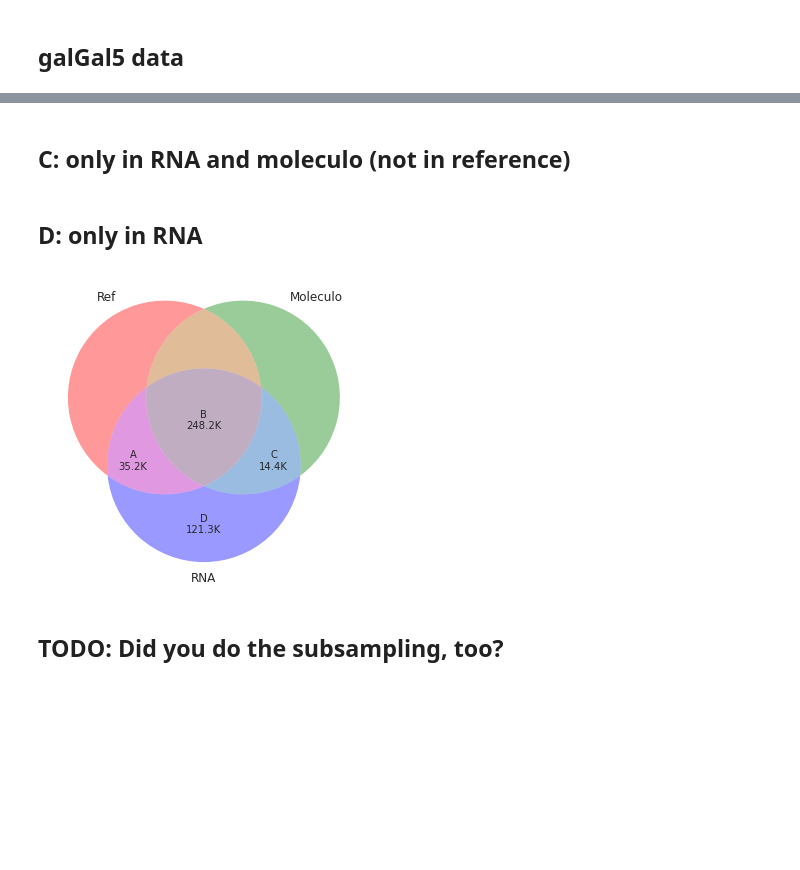
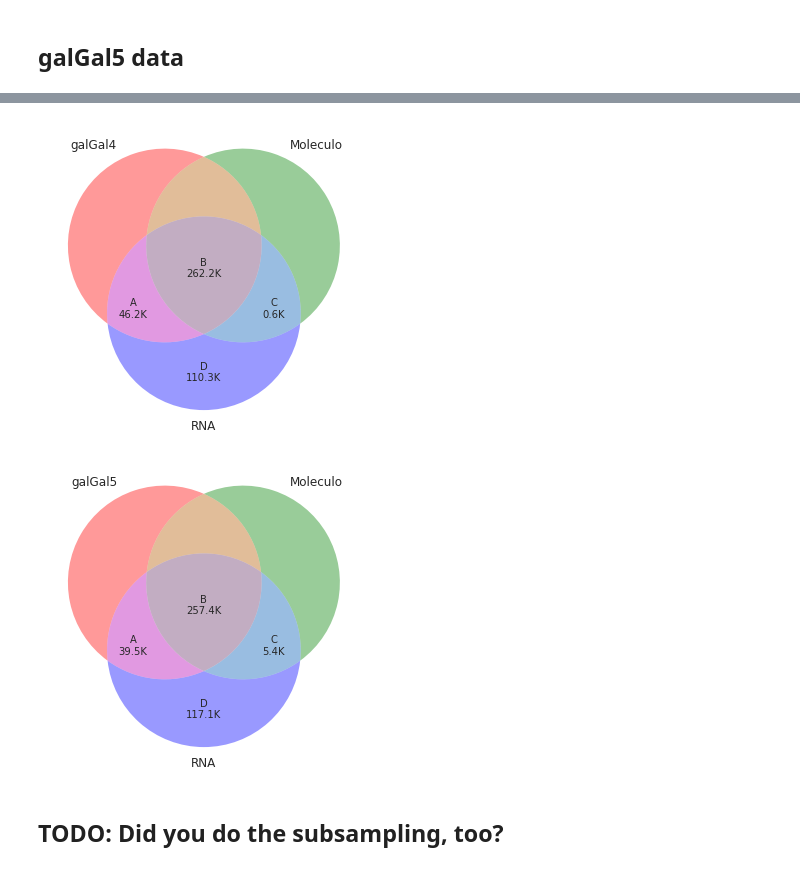
Before and after one commit to luizirber/galGal, a Jupyter notebook: notebooks/04.rna_mol_ref.ipynb, the cells around one changed output, grey strips where cells are left out. Cells and saved outputs as stored; diff of their text form; code cells hidden in the pictures; blank space fills up the shorter version.

```diff
--- a/notebooks/04.rna_mol_ref.ipynb
+++ b/notebooks/04.rna_mol_ref.ipynb
@@ -180,7 +180,7 @@ galGal5_rna_set_90 = set(galGal5_rna_90['Query id'])
 with open('../outputs/moleculo/galGal5.unmapped_reads', 'r') as f:
     unmapped_reads_galGal5 = {line.strip() for line in f}
 # %%
-def summarize(rna, ref_rna_set, ref_rna_set_90, unmapped_reads, chick_rna_df):
+def summarize(rna, ref, ref_rna_set, ref_rna_set_90, unmapped_reads):
     intersection, intersection_90 = calc_intersection(ref_rna_set, ref_rna_set_90)
     only_rna_mol, only_rna_mol_90 = calc_only_rna_mol(intersection, intersection_90)
     only_in_mol, only_in_mol_90 = calc_only_in_mol(unmapped_reads)
@@ -189,23 +189,12 @@ def summarize(rna, ref_rna_set, ref_rna_set_90, unmapped_reads, chick_rna_df):
     only_rna_ref = ref_rna_set - intersection
     only_rna_ref_90 = ref_rna_set - intersection_90
 
-    print len(rna)
-    print len(ref_rna_set)
+    only_rna = rna - only_rna_ref - only_rna_mol - intersection
+    only_ref = ref - only_rna_ref - intersection # - only_mol_ref
 
-    print len(intersection)
-    print len(intersection_90)
+    return only_rna, only_rna_mol, only_rna_ref, intersection
 
-    print len(only_rna_mol)
-    print len(only_rna_mol_90)
-
-    print len(only_rna_ref)
-    print len(only_rna_ref_90)
-
-    print len(only_in_mol)
-    print len(only_in_mol_90)
-
-    print len(unmapped_reads)
-
+def create_dataframes(chick_rna_df, only_rna_mol, only_rna_mol_90, only_rna_ref, only_rna_ref_90):
     # Create new DataFrames with only_rna_mol\* sequences
     only_rna_mol_90_df = chick_rna_df[chick_rna_df.index.isin(only_rna_mol_90)]
     only_rna_mol_df = chick_rna_df[chick_rna_df.index.isin(only_rna_mol)]
@@ -254,6 +243,9 @@ def summarize(rna, ref_rna_set, ref_rna_set_90, unmapped_reads, chick_rna_df):
       }
     })
 
+    return lens_df.T
+
+def plot_histograms():
     plt.figure()
     lens_all.hist(bins=range(0, 5000, 500), label='all')
     lens_only_rna_mol.hist(bins=range(0, 5000, 500), label='RNA seqs in moleculo and not in reference')
@@ -275,7 +267,19 @@ def summarize(rna, ref_rna_set, ref_rna_set_90, unmapped_reads, chick_rna_df):
     lens_only_rna_mol.hist(bins=range(0, 5000, 500), label='RNA seqs in reference and not in moleculo')
     lens_only_rna_mol_90.hist(bins=range(0, 5000, 500), label='RNA seqs in reference and not in moleculo > 90%')
     plt.legend()
-
-    return lens_df.T
+# %%
+def venn_diagram(only_rna, only_rna_mol, only_rna_ref, intersection, refname="galGal4"):
+    v = venn3((1,1,1,1,1,1,1), set_labels=(refname, 'Moleculo', 'RNA'))
+    v.get_label_by_id('100').set_text('') # 'Only in ref', len(only_ref)
+    v.get_label_by_id('010').set_text('') # 'Only in mol', len(only_in_mol)
+    v.get_label_by_id('001').set_text('D\n%.1fK' % (float(only_rna) / 1000)) # 121.3K
+
+    v.get_label_by_id('011').set_text('C\n%.1fK' % (float(only_rna_mol) / 1000)) # 14.4K
+    v.get_label_by_id('101').set_text('A\n%.1fK' % (float(only_rna_ref) / 1000)) # 35.2K
+    v.get_label_by_id('110').set_text('')
+
+    v.get_label_by_id('111').set_text('B\n%.1fK' % (float(intersection) / 1000)) # 248.2K
 # %%
-lens_df = summarize(rna, galGal4_rna_set, galGal4_rna_set_90, unmapped_reads_galGal4, chick_rna_df)
+galGal4_summary = summarize(rna, galGal4, galGal4_rna_set, galGal4_rna_set_90, unmapped_reads_galGal4)
+#create_dataframes()
+#plot_histograms()
@@ -325,2 +285,0 @@ print len(intersection)
-# %% [markdown]
-## C: only in RNA and moleculo (not in reference)
@@ -333,2 +285,0 @@ print 'Min len:', lens_only_rna_mol.min()
-# %% [markdown]
-## D: only in RNA
@@ -338,13 +286,4 @@ print len(only_rna)
-# %%
-v = venn3((1,1,1,1,1,1,1), set_labels=('Ref', 'Moleculo', 'RNA'))
-v.get_label_by_id('100').set_text('') # 'Only in ref', len(only_ref)
-v.get_label_by_id('010').set_text('') # 'Only in mol', len(only_in_mol)
-v.get_label_by_id('001').set_text('D\n121.3K') # len(only_rna)
-
-v.get_label_by_id('011').set_text('C\n14.4K') # lens_only_rna_mol.size
-v.get_label_by_id('101').set_text('A\n35.2K') # lens_only_rna_ref.size
-v.get_label_by_id('110').set_text('')
-
-v.get_label_by_id('111').set_text('B\n248.2K') # print len(intersection)
-# %% [output]
-[figure, removed]
+# %%
+venn_diagram(len(galGal4_summary[0]), len(galGal4_summary[1]), len(galGal4_summary[2]), len(galGal4_summary[3]), refname="galGal4")
+# %% [output]
+[figure, added]
@@ -351,3 +292,7 @@ v.get_label_by_id('111').set_text('B\n248.2K') # print len(intersection)
+# %%
+venn_diagram(len(galGal5_summary[0]), len(galGal5_summary[1]), len(galGal5_summary[2]), len(galGal5_summary[3]), refname="galGal5")
+# %% [output]
+[figure, added]
 # %% [markdown]
 ## TODO: Did you do the subsampling, too?
 # %%
```
Also changed, not shown: parts of 10 cells of this notebook.
